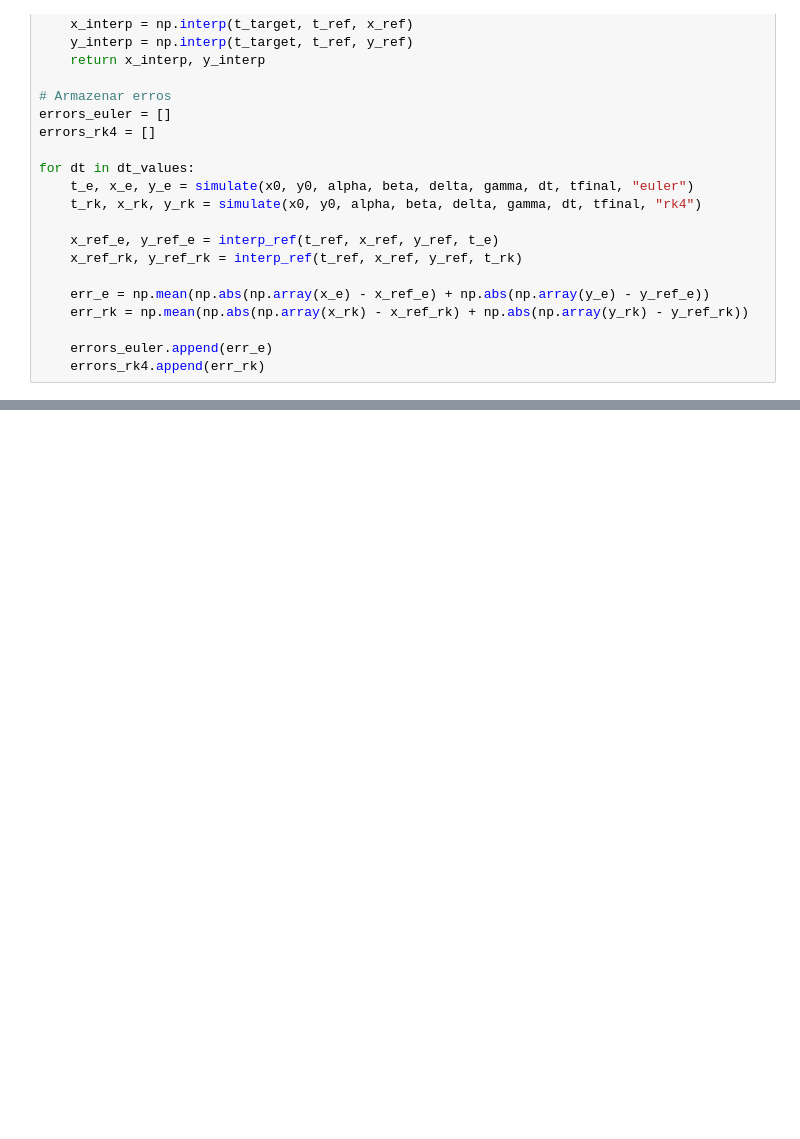
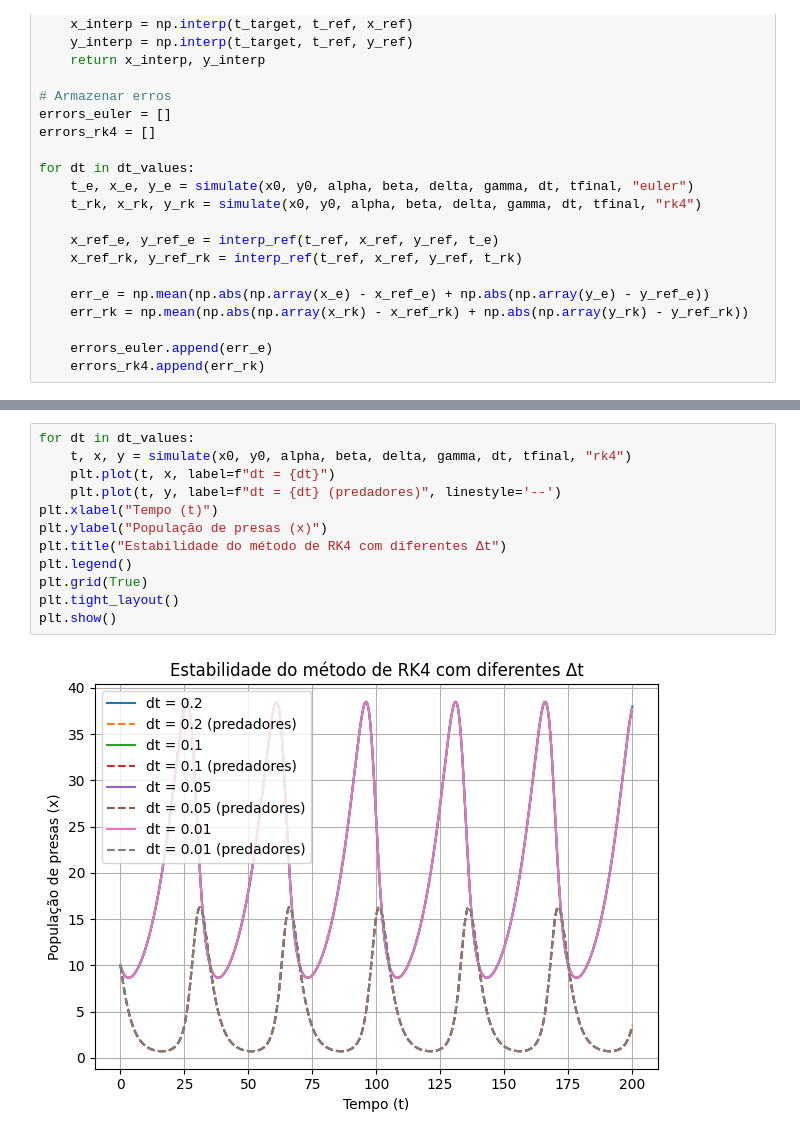
Before and after one commit to andreaoliveira9/Projeto-SO-1-Sim, a Jupyter notebook: recurso/src/ex2/analysis.ipynb, the cells around one changed output, grey strips where cells are left out. Cells and saved outputs as stored; diff of their text form; blank space fills up the shorter version.

```diff
--- a/recurso/src/ex2/analysis.ipynb
+++ b/recurso/src/ex2/analysis.ipynb
@@ -116,3 +116,17 @@ plt.show()
+# %%
+for dt in dt_values:
+    t, x, y = simulate(x0, y0, alpha, beta, delta, gamma, dt, tfinal, "rk4")
+    plt.plot(t, x, label=f"dt = {dt}")
+    plt.plot(t, y, label=f"dt = {dt} (predadores)", linestyle='--')
+plt.xlabel("Tempo (t)")
+plt.ylabel("População de presas (x)")
+plt.title("Estabilidade do método de RK4 com diferentes Δt")
+plt.legend()
+plt.grid(True)
+plt.tight_layout()
+plt.show()
+# %% [output]
+[figure, added]
 # %%
 plt.figure(figsize=(6, 5))
 plt.plot(x_ref, y_ref, 'k--', linewidth=1.5, label="Referência", zorder=2)
```
Also changed, not shown: parts of 11 cells of this notebook, 2 other files.
